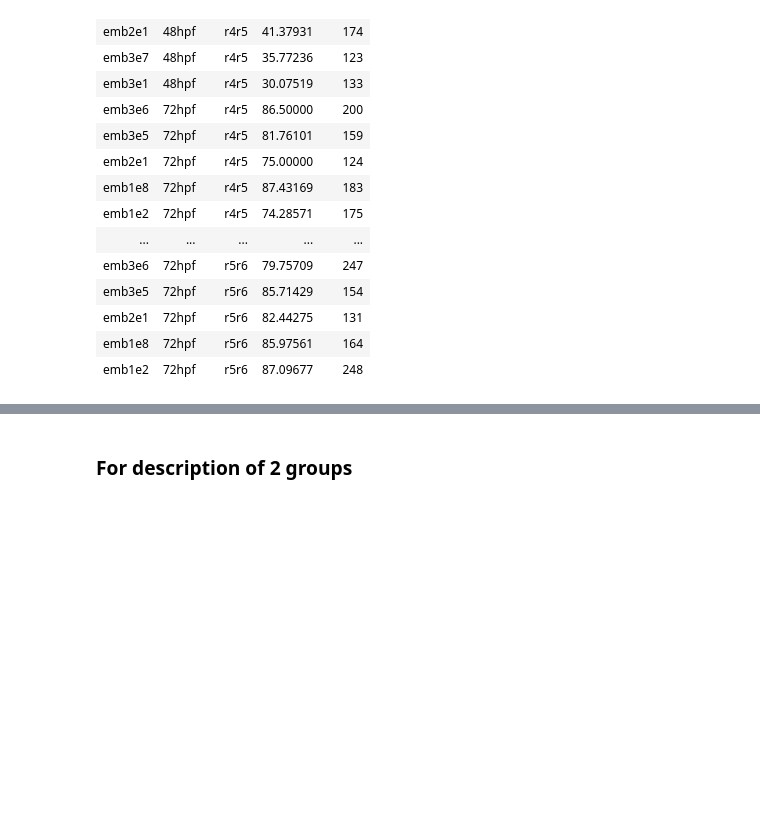
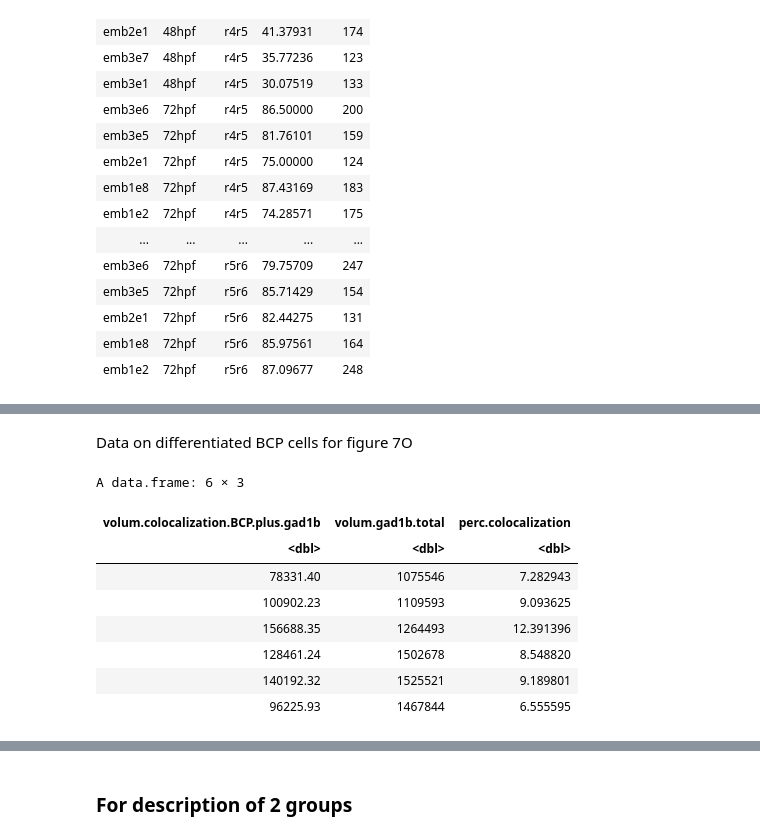
Before and after one commit to cristinapujades/Hevia_et_at_2022, a Jupyter notebook: Hevia_et_al_2022.ipynb, the cells around one changed output, grey strips where cells are left out. Saved outputs shown, nothing was run; the diff lists cells and outputs as text; code cells hidden in the pictures; blank space fills up the shorter version.

```diff
--- a/Hevia_et_al_2022.ipynb
+++ b/Hevia_et_al_2022.ipynb
@@ -387,0 +435,24 @@ A data.frame: 20 × 5
+# %% [markdown]
+Data on differentiated BCP cells for figure 7O
+# %%
+gad1b <- data.frame(
+  volum.colocalization.BCP.plus.gad1b = c(78331.3964,100902.226,156688.351,
+                 128461.239,140192.32,96225.9263),
+  volum.gad1b.total = c(1075545.88,1109593.04,1264493.15,
+                 1502678.07,1525520.79,1467844.24),
+  perc.colocalization = c(7.28294328085753,9.09362463196417,
+                 12.3913957936427,8.54881970826925,9.18980068439448,6.55559518358706)
+)
+
+
+gad1b
+# %% [output]
+A data.frame: 6 × 3
+| volum.colocalization.BCP.plus.gad1b | volum.gad1b.total | perc.colocalization |
+| <dbl> | <dbl> | <dbl> |
+| 78331.40 | 1075546 | 7.282943 |
+| 100902.23 | 1109593 | 9.093625 |
+| 156688.35 | 1264493 | 12.391396 |
+| 128461.24 | 1502678 | 8.548820 |
+| 140192.32 | 1525521 | 9.189801 |
+| 96225.93 | 1467844 | 6.555595 |
```
Also changed, not shown: parts of 8 cells of this notebook.
